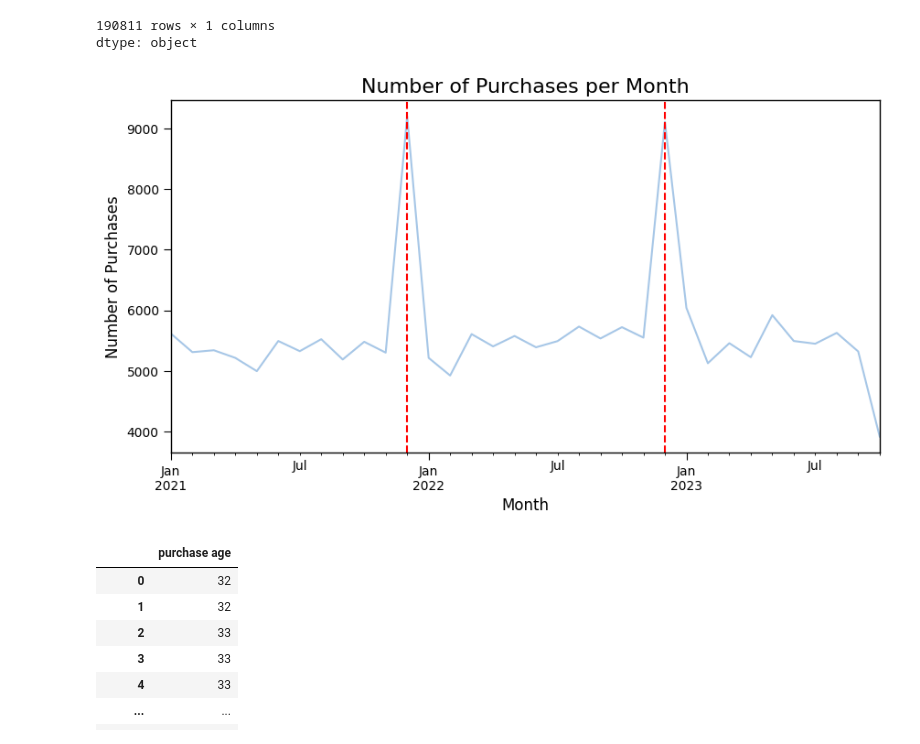
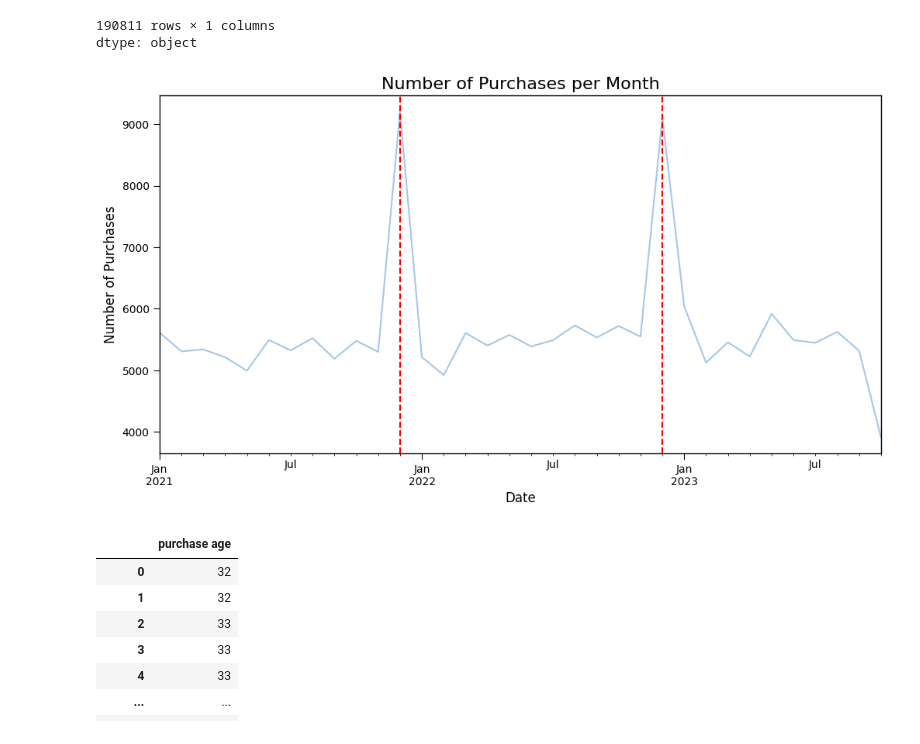
Before and after one commit to michelecoaro/Datanauti, a Jupyter notebook: EDA_2.ipynb, the cells around one changed output. Cells and saved outputs as stored; diff of their text form; code cells hidden in the pictures.

```diff
--- a/EDA_2.ipynb
+++ b/EDA_2.ipynb
@@ -359,18 +359,19 @@ df_beauty['date'] = pd.to_datetime(df_beauty['date'], format='%Y-%m-%d')
 # %%
 # plot date of purchase as temporal graph per month (avg the days)
 df_beauty['month'] = df_beauty['date'].dt.to_period('M')
-plt.figure(figsize=(10, 5))
+plt.figure(figsize=(12, 6))
 df_beauty['month'].value_counts().sort_index().plot()
 # set x ticks to be every month
-plt.xlabel('Month')
+plt.xlabel('Date')
 plt.ylabel('Number of Purchases')
 plt.title('Number of Purchases per Month')
 # add red dotted lines for december
 plt.axvline(x=pd.Period('2021-12'), color='red', linestyle='--')
 plt.axvline(x=pd.Period('2022-12'), color='red', linestyle='--')
+
 plt.show()
 # %% [output]
-[figure, old version]
+[figure, new version]
 # %%
 df_beauty['purchase age'] = df_beauty['date'] - df_beauty['birthday']
 # %%
```
Also changed, not shown: parts of 1 cell of this notebook.
